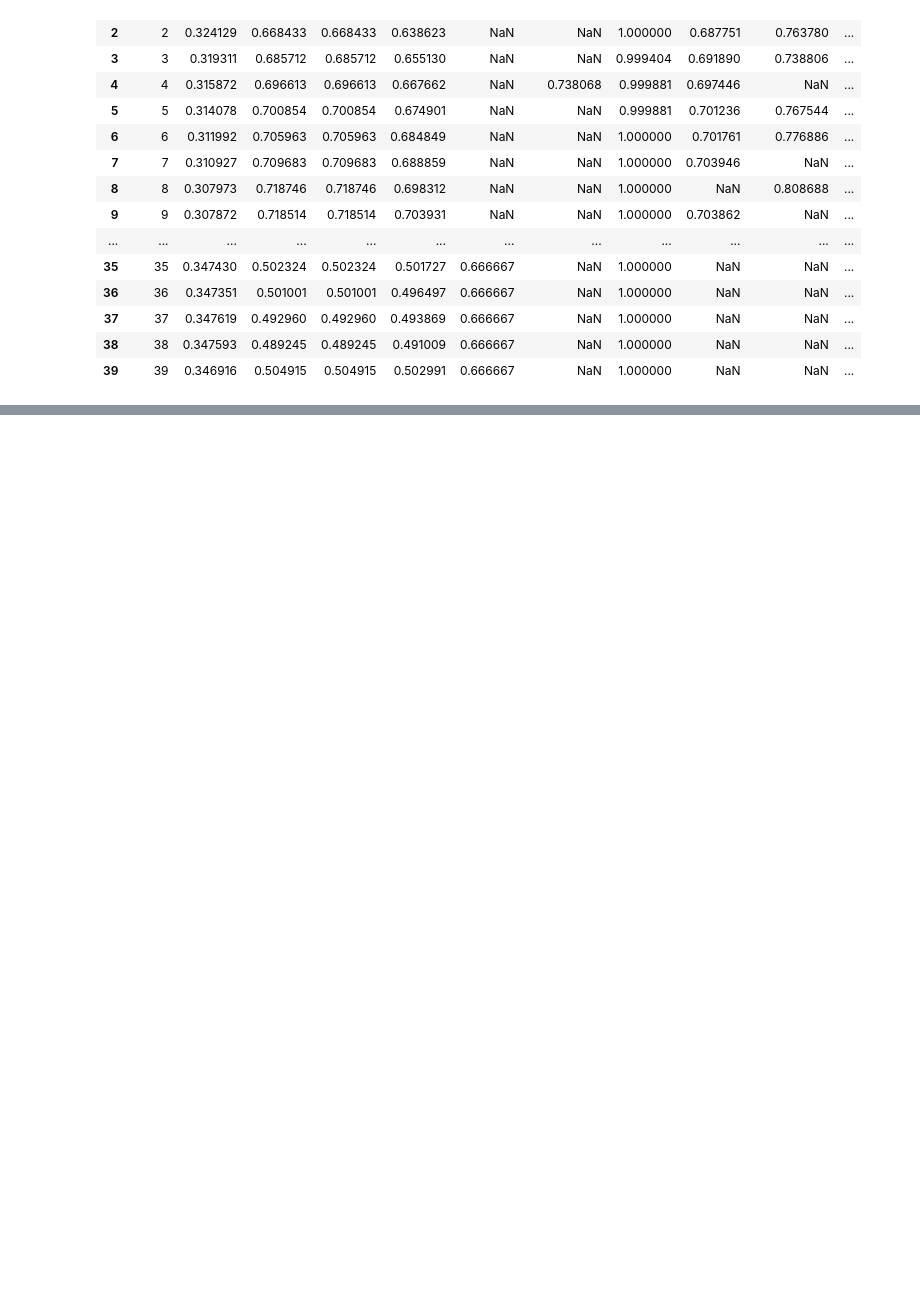
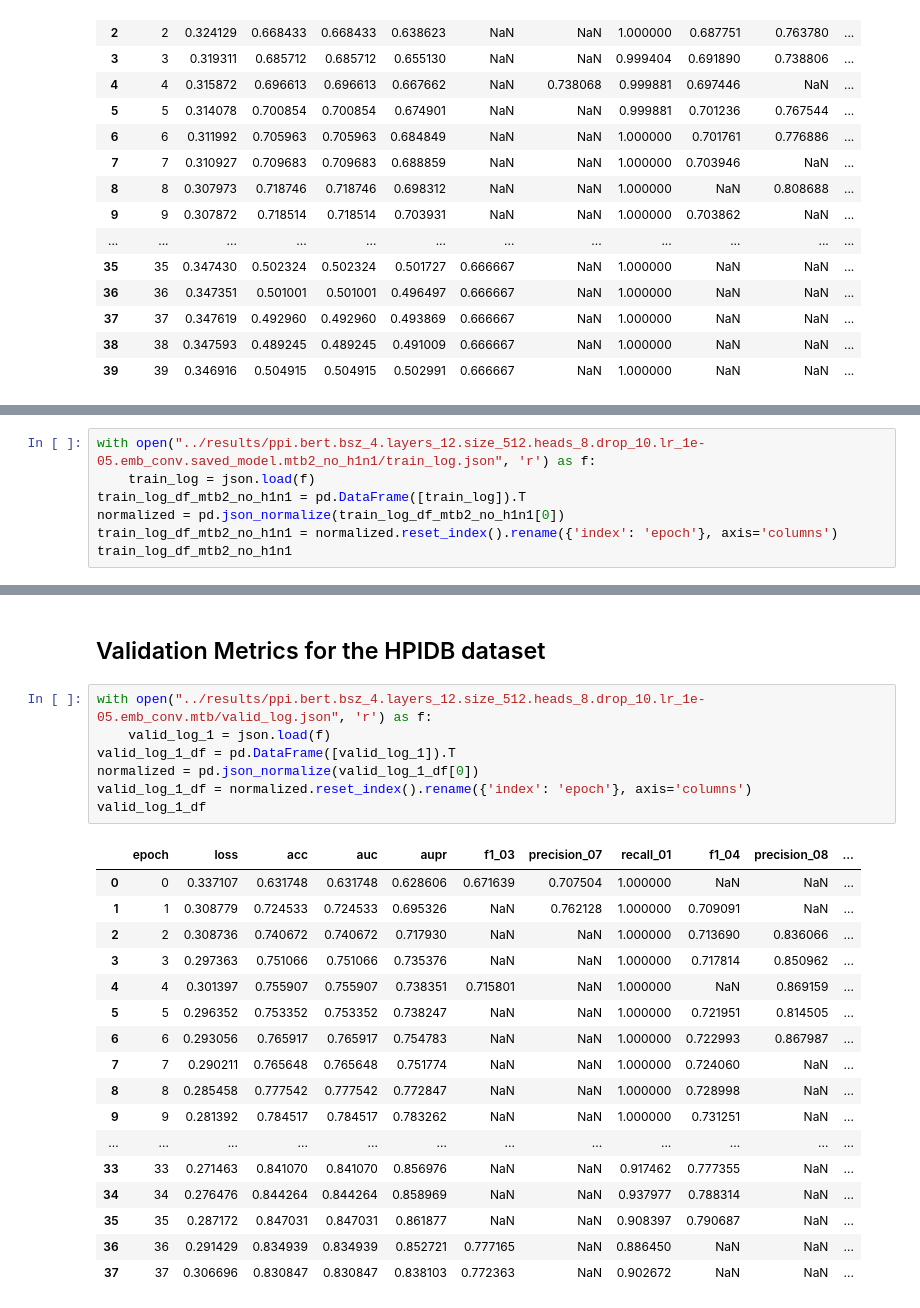
Before and after one commit to wesleywt/DeepVHPPI, a Jupyter notebook: utils/plot_metrics.ipynb, the cells around one changed output, grey strips where cells are left out. Saved outputs shown, nothing was run; the diff lists cells and outputs as text; blank space fills up the shorter version.

```diff
--- a/utils/plot_metrics.ipynb
+++ b/utils/plot_metrics.ipynb
@@ -43,0 +98,7 @@ fig_accuracy.show()
+# %%
+with open("../results/ppi.bert.bsz_4.layers_12.size_512.heads_8.drop_10.lr_1e-05.emb_conv.saved_model.mtb2_no_h1n1/train_log.json", 'r') as f:
+    train_log = json.load(f)
+train_log_df_mtb2_no_h1n1 = pd.DataFrame([train_log]).T
+normalized = pd.json_normalize(train_log_df_mtb2_no_h1n1[0])
+train_log_df_mtb2_no_h1n1 = normalized.reset_index().rename({'index': 'epoch'}, axis='columns')
+train_log_df_mtb2_no_h1n1
@@ -43,0 +176,27 @@ fig_accuracy.show()
+# %% [markdown]
+## Validation Metrics for the HPIDB dataset
+# %%
+with open("../results/ppi.bert.bsz_4.layers_12.size_512.heads_8.drop_10.lr_1e-05.emb_conv.mtb/valid_log.json", 'r') as f:
+    valid_log_1 = json.load(f)
+valid_log_1_df = pd.DataFrame([valid_log_1]).T
+normalized = pd.json_normalize(valid_log_1_df[0])
+valid_log_1_df = normalized.reset_index().rename({'index': 'epoch'}, axis='columns')
+valid_log_1_df
+# %% [output]
+|  | epoch | loss | acc | auc | aupr | f1_03 | precision_07 | recall_01 | f1_04 | precision_08 | ... |
+| 0 | 0 | 0.337107 | 0.631748 | 0.631748 | 0.628606 | 0.671639 | 0.707504 | 1.000000 | NaN | NaN | ... |
+| 1 | 1 | 0.308779 | 0.724533 | 0.724533 | 0.695326 | NaN | 0.762128 | 1.000000 | 0.709091 | NaN | ... |
+| 2 | 2 | 0.308736 | 0.740672 | 0.740672 | 0.717930 | NaN | NaN | 1.000000 | 0.713690 | 0.836066 | ... |
+| 3 | 3 | 0.297363 | 0.751066 | 0.751066 | 0.735376 | NaN | NaN | 1.000000 | 0.717814 | 0.850962 | ... |
+| 4 | 4 | 0.301397 | 0.755907 | 0.755907 | 0.738351 | 0.715801 | NaN | 1.000000 | NaN | 0.869159 | ... |
+| 5 | 5 | 0.296352 | 0.753352 | 0.753352 | 0.738247 | NaN | NaN | 1.000000 | 0.721951 | 0.814505 | ... |
+| 6 | 6 | 0.293056 | 0.765917 | 0.765917 | 0.754783 | NaN | NaN | 1.000000 | 0.722993 | 0.867987 | ... |
+| 7 | 7 | 0.290211 | 0.765648 | 0.765648 | 0.751774 | NaN | NaN | 1.000000 | 0.724060 | NaN | ... |
+| 8 | 8 | 0.285458 | 0.777542 | 0.777542 | 0.772847 | NaN | NaN | 1.000000 | 0.728998 | NaN | ... |
+| 9 | 9 | 0.281392 | 0.784517 | 0.784517 | 0.783262 | NaN | NaN | 1.000000 | 0.731251 | NaN | ... |
+| ... | ... | ... | ... | ... | ... | ... | ... | ... | ... | ... | ... |
+| 33 | 33 | 0.271463 | 0.841070 | 0.841070 | 0.856976 | NaN | NaN | 0.917462 | 0.777355 | NaN | ... |
+| 34 | 34 | 0.276476 | 0.844264 | 0.844264 | 0.858969 | NaN | NaN | 0.937977 | 0.788314 | NaN | ... |
+| 35 | 35 | 0.287172 | 0.847031 | 0.847031 | 0.861877 | NaN | NaN | 0.908397 | 0.790687 | NaN | ... |
+| 36 | 36 | 0.291429 | 0.834939 | 0.834939 | 0.852721 | 0.777165 | NaN | 0.886450 | NaN | NaN | ... |
+| 37 | 37 | 0.306696 | 0.830847 | 0.830847 | 0.838103 | 0.772363 | NaN | 0.902672 | NaN | NaN | ... |
```
Also changed, not shown: parts of 24 cells of this notebook, 20 other files.
